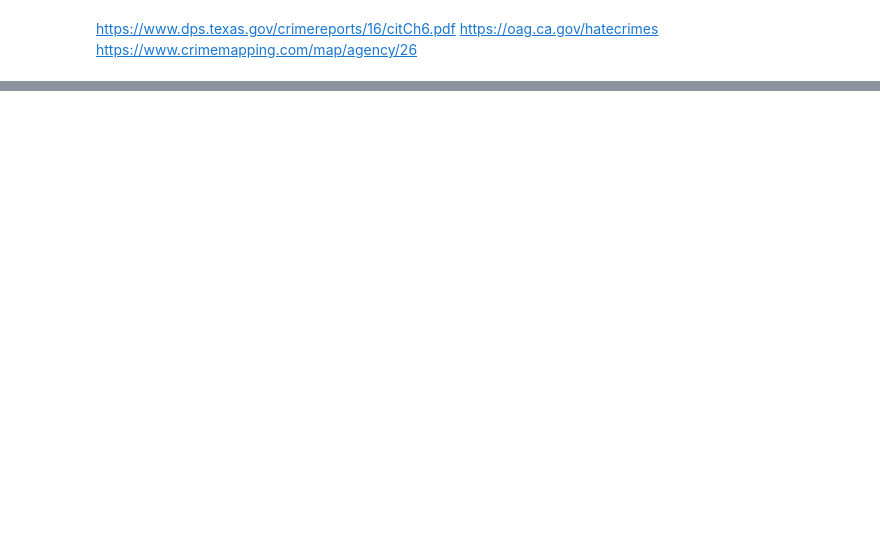
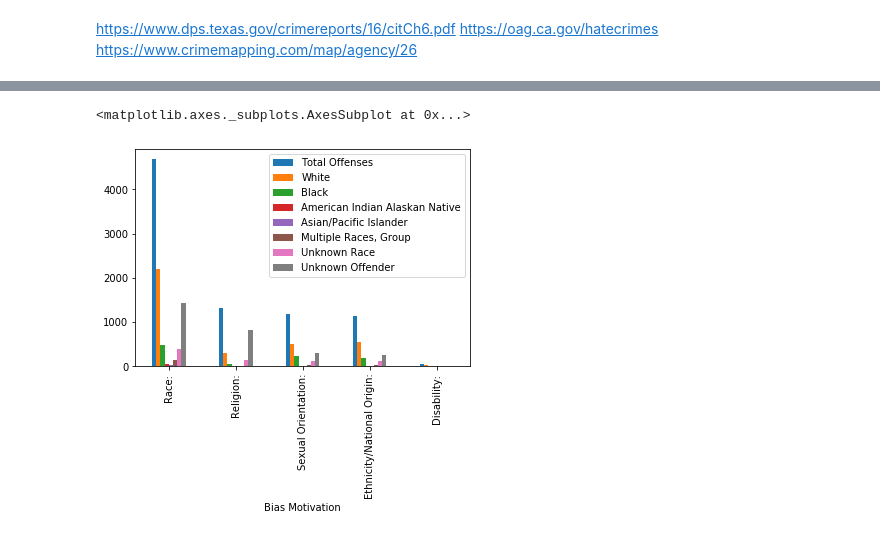
Before and after one commit to helenhc/Crime-Hate-Crime, a Jupyter notebook: 2004-2009.ipynb, the cells around one changed output, grey strips where cells are left out. Cells and saved outputs as stored; diff of their text form; code cells hidden in the pictures; blank space fills up the shorter version.

```diff
--- a/2004-2009.ipynb
+++ b/2004-2009.ipynb
@@ -422,0 +53,11 @@ location2009
+# %%
+offender2005 = pd.read_excel('2005/Table5.xls')
+offender2005 = offender2005.drop([0, 1, 2, 32])
+offender2005.columns = colsoff
+offender2005 = offender2005.reset_index(drop=True)
+hold2005 = offender2005['Bias Motivation'][28][:-1]
+offender2005['Bias Motivation'][28] = hold2005
+offender2005.iloc[[2,8,16,22,25]].set_index('Bias Motivation').plot(kind='bar')
+# %% [output]
+<matplotlib.axes._subplots.AxesSubplot at 0x...>
+[figure, added]
```
Also changed, not shown: parts of 37 cells of this notebook, 44 other files.
